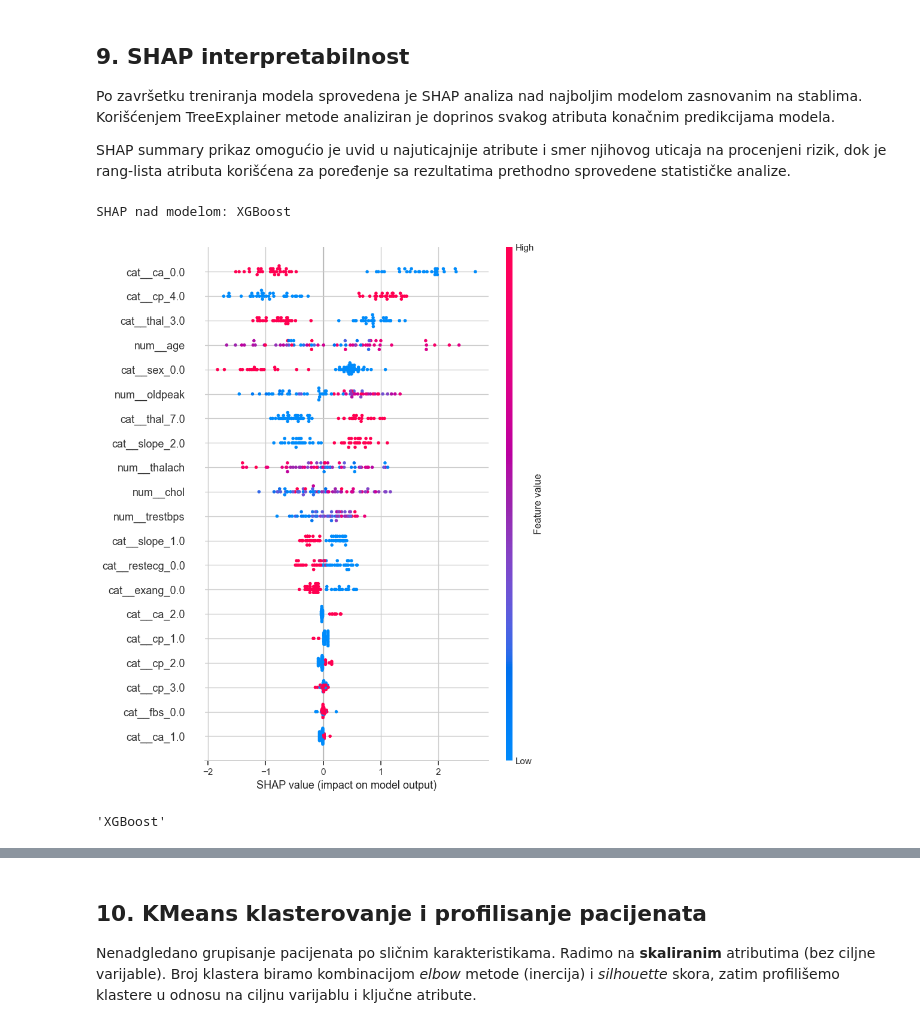
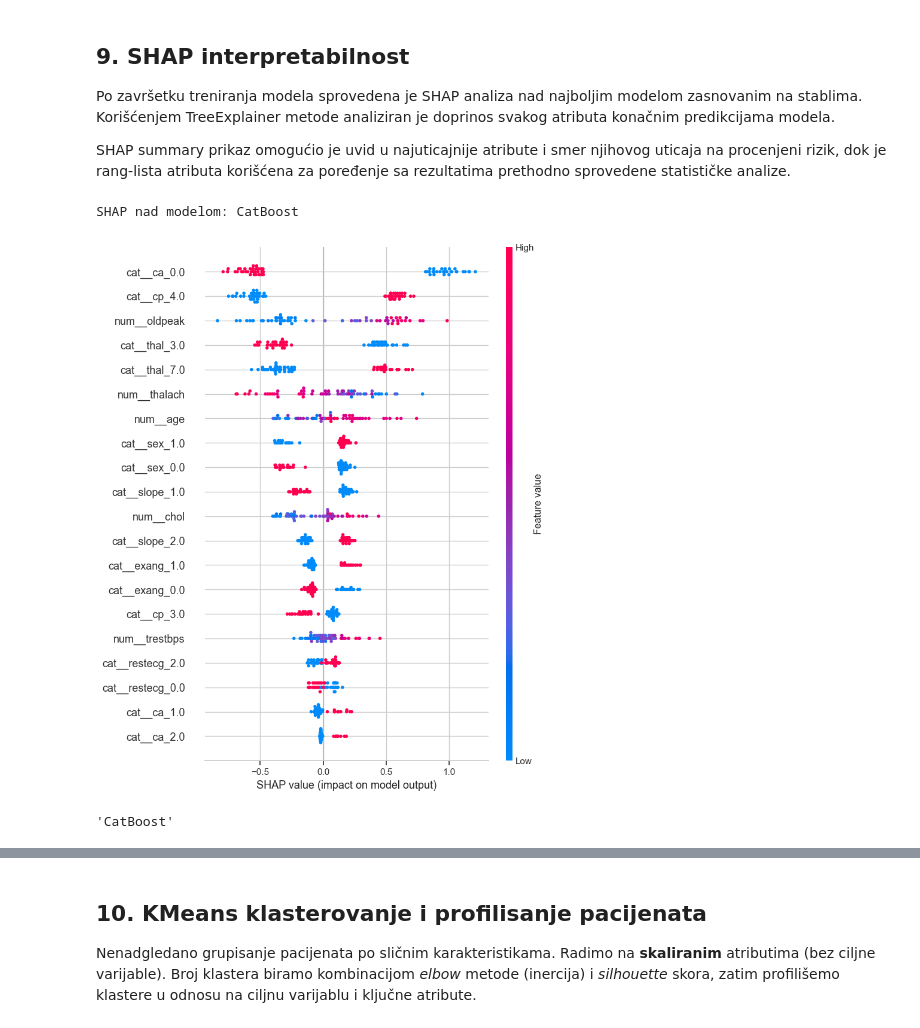
Before and after one commit to nvndjukin97/SIAP, a Jupyter notebook: notebooks/SIAP_predikcija_srcanog_udara.ipynb, the cells around one changed output, grey strips where cells are left out. Cells and saved outputs as stored; diff of their text form; code cells hidden in the pictures.

```diff
--- a/notebooks/SIAP_predikcija_srcanog_udara.ipynb
+++ b/notebooks/SIAP_predikcija_srcanog_udara.ipynb
@@ -695,32 +709,31 @@ Po završetku treniranja modela sprovedena je SHAP analiza nad najboljim modelom
 
 SHAP summary prikaz omogućio je uvid u najuticajnije atribute i smer njihovog uticaja na procenjeni rizik, dok je rang-lista atributa korišćena za poređenje sa rezultatima prethodno sprovedene statističke analize.
 # %%
-def run_shap(fitted, data, num_cols, cat_cols, prefer=("XGBoost", "CatBoost", "Random Forest")):
+def run_shap(fitted, data, num_cols, cat_cols, prefer=("CatBoost", "XGBoost", "Random Forest")):
     if not HAS_SHAP:
         print("SHAP nije dostupan."); return
     X_tr, X_te, y_tr, y_te = data
     model_name = next((m for m in prefer if m in fitted), None)
     if model_name is None:
         print("Nema pogodnog tree modela za TreeExplainer."); return
     pipe = fitted[model_name]
     prep = pipe.named_steps["prep"]
     clf = pipe.named_steps["clf"]
     X_te_t = prep.transform(X_te)
     feat_names = prep.get_feature_names_out()
     explainer = shap.TreeExplainer(clf)
     sv = explainer.shap_values(X_te_t)
-    # za binarnu klasifikaciju neki modeli vraćaju listu [klasa0, klasa1]
     if isinstance(sv, list):
         sv = sv[1]
     print(f"SHAP nad modelom: {model_name}")
     shap.summary_plot(sv, X_te_t, feature_names=feat_names, show=True)
     return model_name
 
 run_shap(fitted_cl, data_cl, num_cols_cl, cat_cols_cl)
 # %% [output]
-SHAP nad modelom: XGBoost
+SHAP nad modelom: CatBoost
-[figure, old version]
+[figure, new version]
-'XGBoost'
+'CatBoost'
 # %%
 if X_fr is not None:
     run_shap(fitted_fr_cw, data_fr, num_cols_fr, cat_cols_fr)
```
Also changed, not shown: parts of 6 cells of this notebook.
